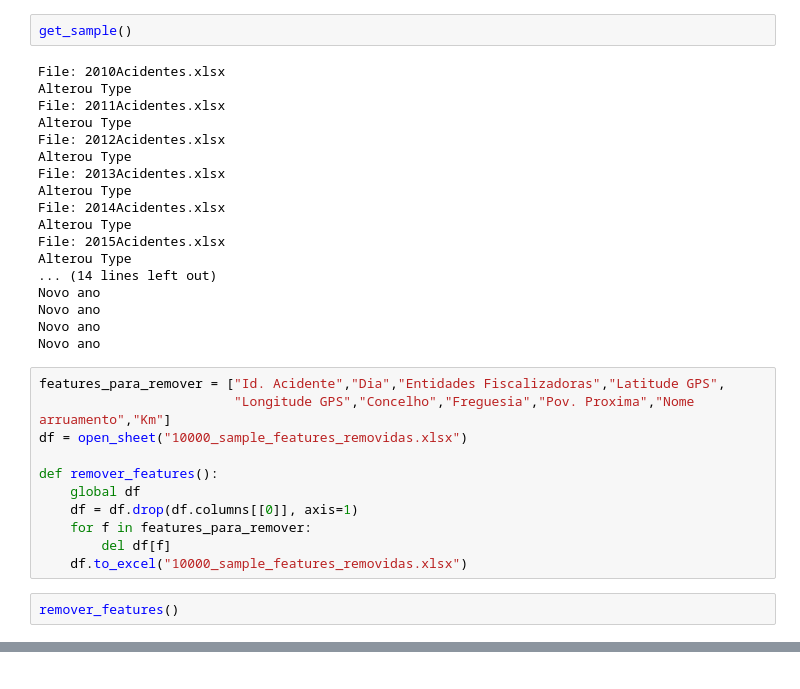
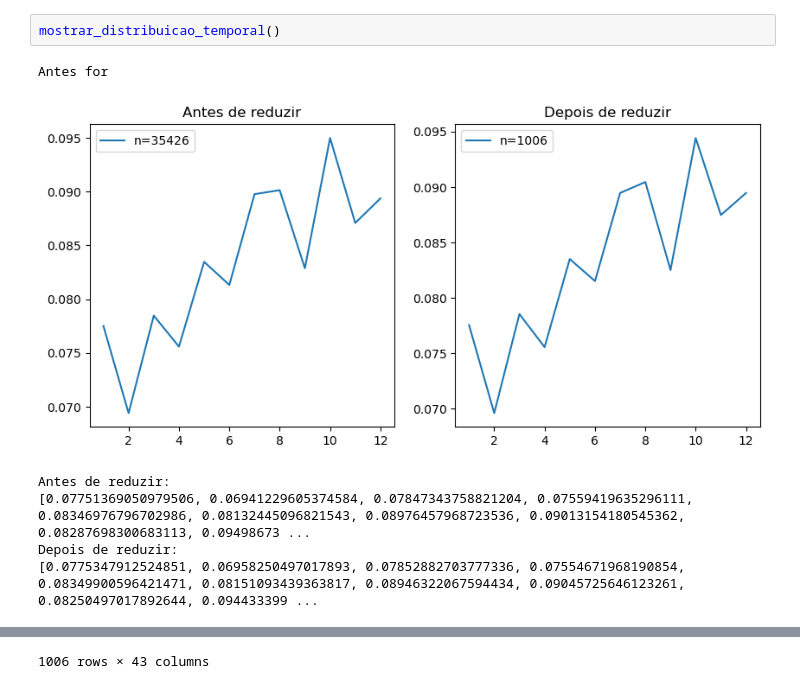
Before and after one commit to dfmce-iscte/ProjetoIAA, a Jupyter notebook: projeto_cosme.ipynb, the cells around one changed output, grey strips where cells are left out. Saved outputs shown, nothing was run; the diff lists cells and outputs as text.

```diff
--- a/projeto_cosme.ipynb
+++ b/projeto_cosme.ipynb
@@ -73,36 +88,12 @@ def teste():
     return df_res
 
 # teste()
-# %%
-get_sample()
-# %% [output]
-File: 2010Acidentes.xlsx
-Alterou Type
-File: 2011Acidentes.xlsx
-Alterou Type
-File: 2012Acidentes.xlsx
-Alterou Type
-File: 2013Acidentes.xlsx
-Alterou Type
-File: 2014Acidentes.xlsx
-Alterou Type
-File: 2015Acidentes.xlsx
-Alterou Type
-... (14 lines left out)
-Novo ano
-Novo ano
-Novo ano
-Novo ano
-# %%
-features_para_remover = ["Id. Acidente","Dia","Entidades Fiscalizadoras","Latitude GPS",
-                         "Longitude GPS","Concelho","Freguesia","Pov. Proxima","Nome arruamento","Km"]
-df = open_sheet("10000_sample_features_removidas.xlsx")
-
-def remover_features():
-    global df
-    df = df.drop(df.columns[[0]], axis=1)
-    for f in features_para_remover:
-        del df[f]
-    df.to_excel("10000_sample_features_removidas.xlsx")
-# %%
-remover_features()
+# %%
+mostrar_distribuicao_temporal()
+# %% [output]
+Antes for
+[figure, added]
+Antes de reduzir:
+[0.07751369050979506, 0.06941229605374584, 0.07847343758821204, 0.07559419635296111, 0.08346976796702986, 0.08132445096821543, 0.08976457968723536, 0.09013154180545362, 0.08287698300683113, 0.09498673 ...
+Depois de reduzir:
+[0.0775347912524851, 0.06958250497017893, 0.07852882703777336, 0.07554671968190854, 0.08349900596421471, 0.08151093439363817, 0.08946322067594434, 0.09045725646123261, 0.08250497017892644, 0.094433399 ...
@@ -108,0 +112 @@ remover_features()
+1006 rows × 43 columns
```
Also changed, not shown: parts of 7 cells of this notebook, 6 other files.
